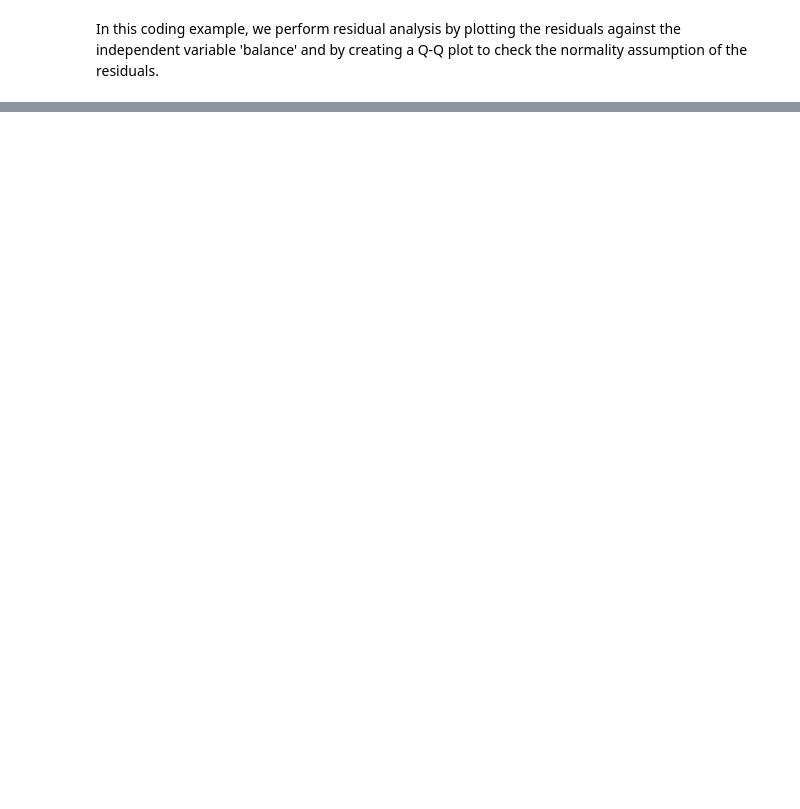
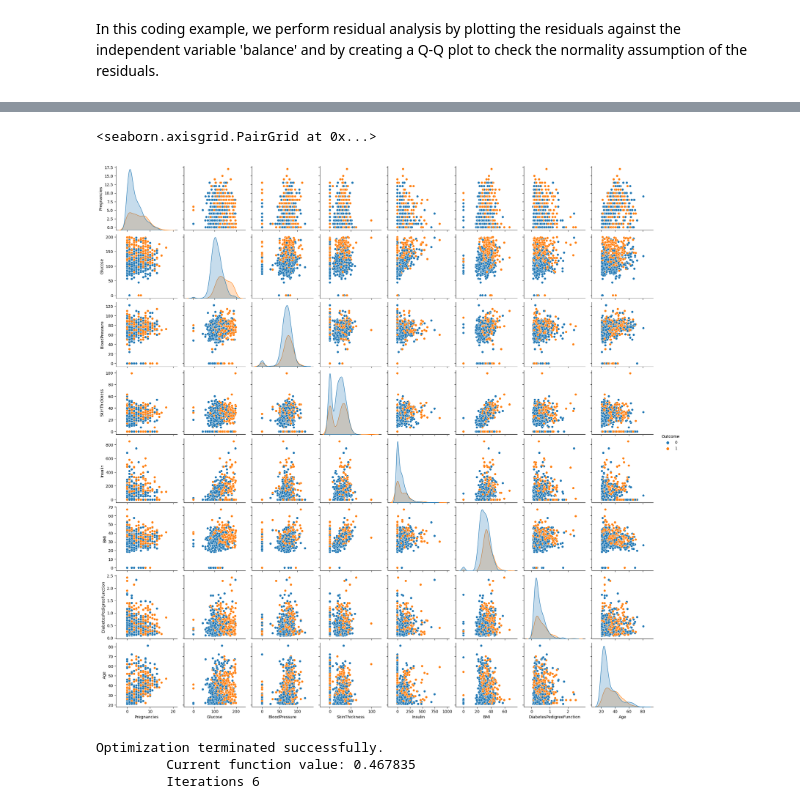
Before and after one commit to SSSpock/skillspire, a Jupyter notebook: regression.ipynb, the cells around one changed output, grey strips where cells are left out. Cells and saved outputs as stored; diff of their text form; code cells hidden in the pictures; blank space fills up the shorter version.

```diff
--- a/regression.ipynb
+++ b/regression.ipynb
@@ -636,0 +711,40 @@ In this coding example, we perform residual analysis by plotting the residuals a
+# %%
+import pandas as pd
+import numpy as np
+import statsmodels.api as sm
+import matplotlib.pyplot as plt
+import seaborn as sns
+from sklearn.model_selection import train_test_split
+
+# Load the Pima Indians Diabetes dataset
+url = "https://raw.githubusercontent.com/jbrownlee/Datasets/master/pima-indians-diabetes.data.csv"
+column_names = ['Pregnancies', 'Glucose', 'BloodPressure', 'SkinThickness', 'Insulin', 'BMI', 'DiabetesPedigreeFunction', 'Age', 'Outcome']
+data = pd.read_csv(url, names=column_names)
+
+# Perform exploratory data analysis
+data.head()
+data.describe()
+sns.pairplot(data, hue="Outcome")
+# %% [output]
+<seaborn.axisgrid.PairGrid at 0x...>
+[figure, added]
+# %%
+# Model specification & fitting
+
+# Define the response and input variables
+y = data["Outcome"]
+X = data.drop("Outcome", axis=1)
+
+# Add a constant term to the input variables
+X = sm.add_constant(X)
+
+# Split the dataset into training and testing sets
+X_train, X_test, y_train, y_test = train_test_split(X, y, test_size=0.2, random_state=42)
+
+# Fit the logistic regression model
+logit_model = sm.Logit(y_train, X_train)
+result = logit_model.fit()
+# %% [output]
+Optimization terminated successfully.
+         Current function value: 0.467835
+         Iterations 6
```
Also changed, not shown: parts of 11 cells of this notebook.
